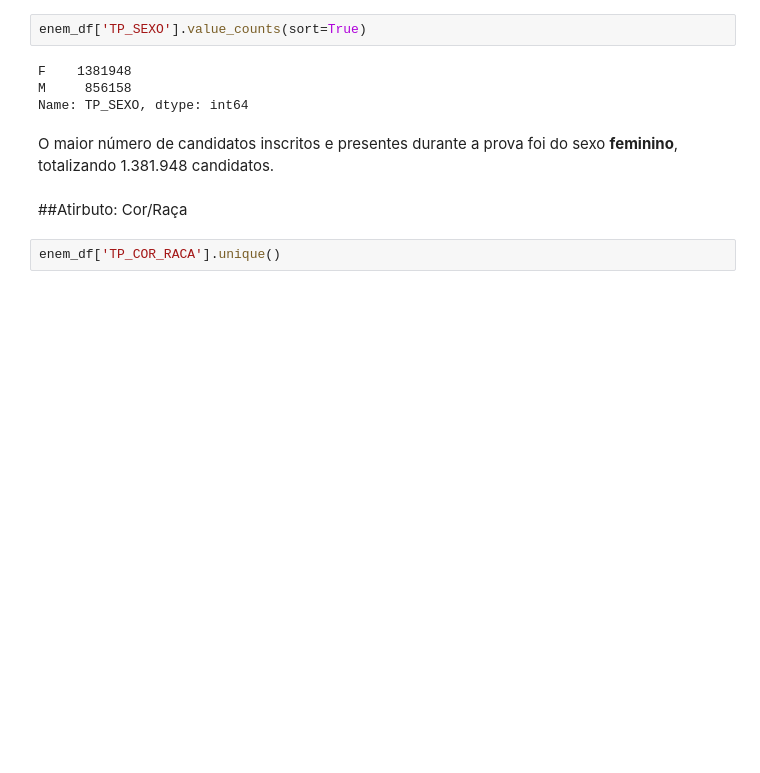
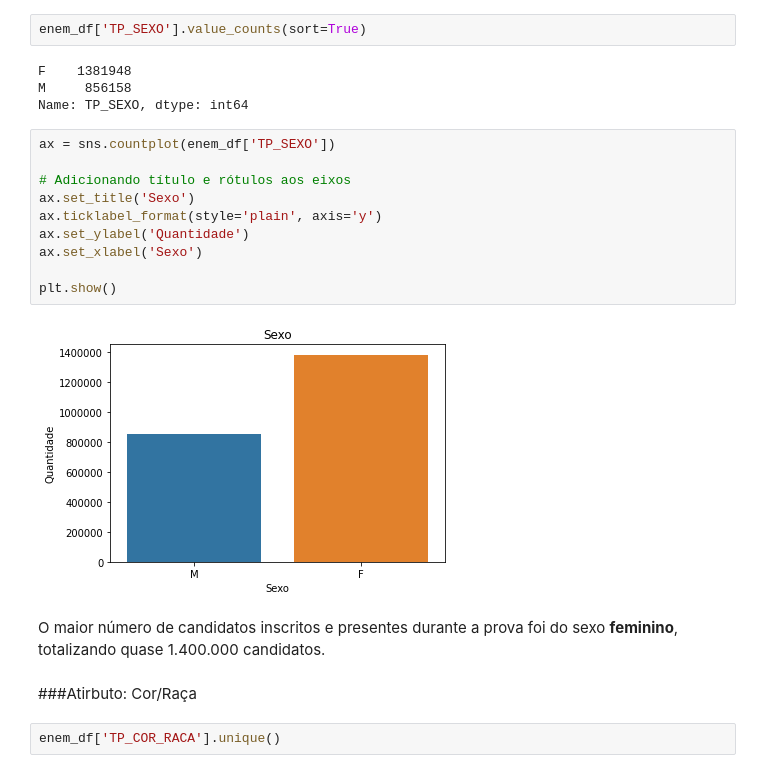
Before and after one commit to GabrielCdev/INEP_dataset_analysis, a Jupyter notebook: INEP_Dataset_Analysis.ipynb, the cells around one changed output. Cells and saved outputs as stored; diff of their text form; blank space fills up the shorter version.

```diff
--- a/INEP_Dataset_Analysis.ipynb
+++ b/INEP_Dataset_Analysis.ipynb
@@ -355,10 +368,22 @@ enem_df['TP_SEXO'].value_counts(sort=True)
 F    1381948
 M     856158
 Name: TP_SEXO, dtype: int64
+# %%
+ax = sns.countplot(enem_df['TP_SEXO'])
+
+# Adicionando título e rótulos aos eixos
+ax.set_title('Sexo')
+ax.ticklabel_format(style='plain', axis='y')
+ax.set_ylabel('Quantidade')
+ax.set_xlabel('Sexo')
+
+plt.show()
+# %% [output]
+[figure, added]
 # %% [markdown]
-O maior número de candidatos inscritos e presentes durante a prova foi do sexo **feminino**, totalizando 1.381.948 candidatos.
+O maior número de candidatos inscritos e presentes durante a prova foi do sexo **feminino**, totalizando quase 1.400.000 candidatos.
 # %% [markdown]
-##Atirbuto: Cor/Raça
+###Atirbuto: Cor/Raça
 # %%
 enem_df['TP_COR_RACA'].unique()
 # %% [output]
```
Also changed, not shown: parts of 62 cells of this notebook.
